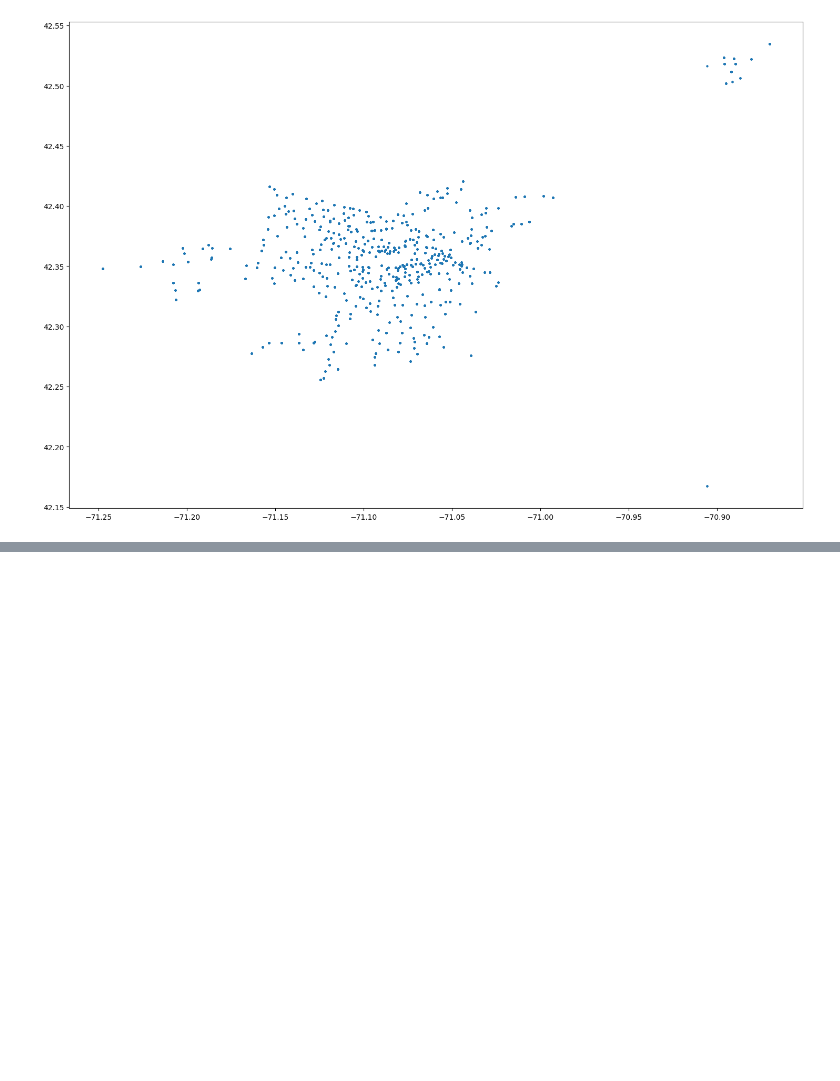
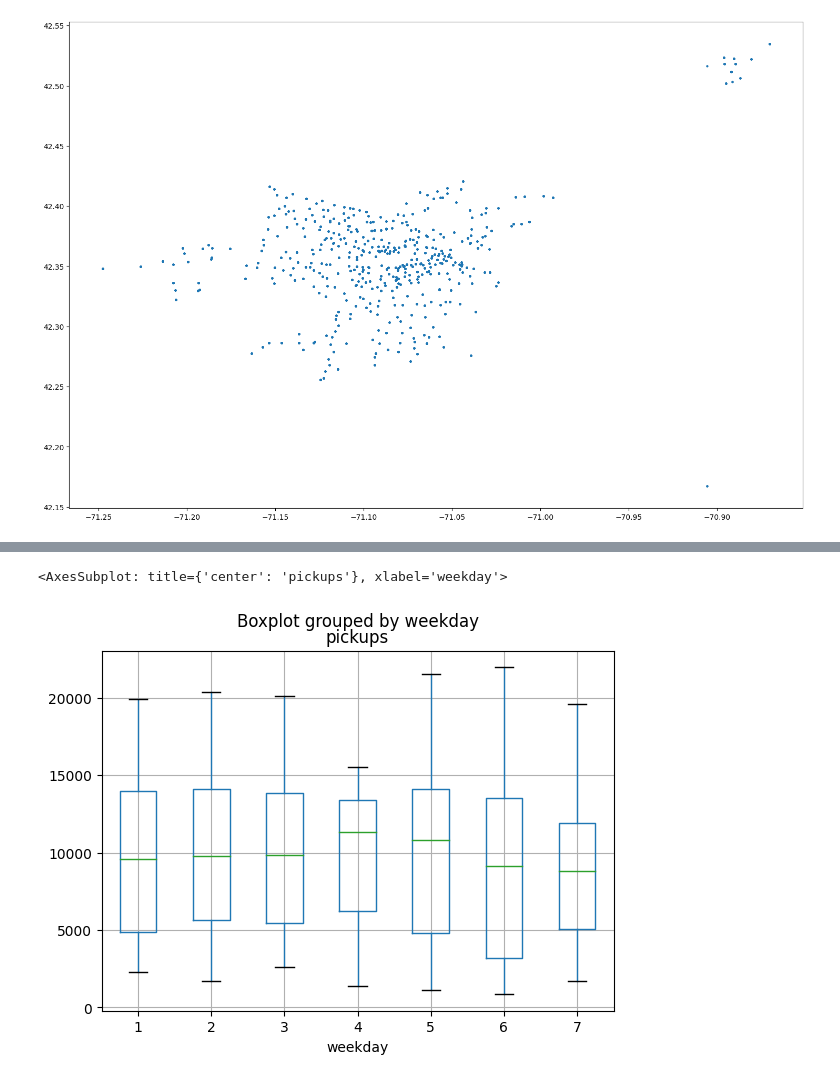
Before and after one commit to ivans14/BA_proj, a Jupyter notebook: Exploratory.ipynb, the cells around one changed output, grey strips where cells are left out. Saved outputs shown, nothing was run; the diff lists cells and outputs as text; code cells hidden in the pictures; blank space fills up the shorter version.

```diff
--- a/Exploratory.ipynb
+++ b/Exploratory.ipynb
@@ -281,0 +327,5 @@ MultiIndex([(2022, 1,  1),
+# %%
+merge.boxplot(by='weekday', column=['pickups'])
+# %% [output]
+<AxesSubplot: title={'center': 'pickups'}, xlabel='weekday'>
+[figure, added]
```
Also changed, not shown: parts of 18 cells of this notebook.
